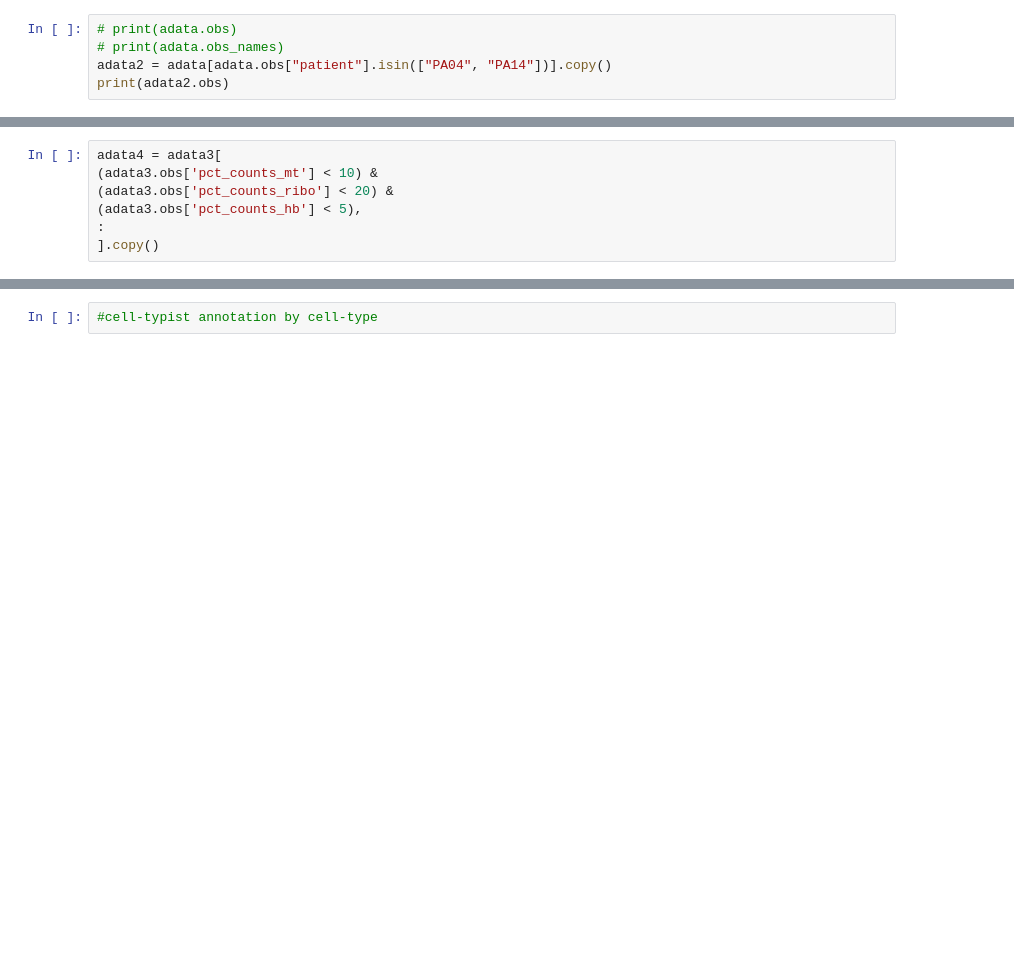
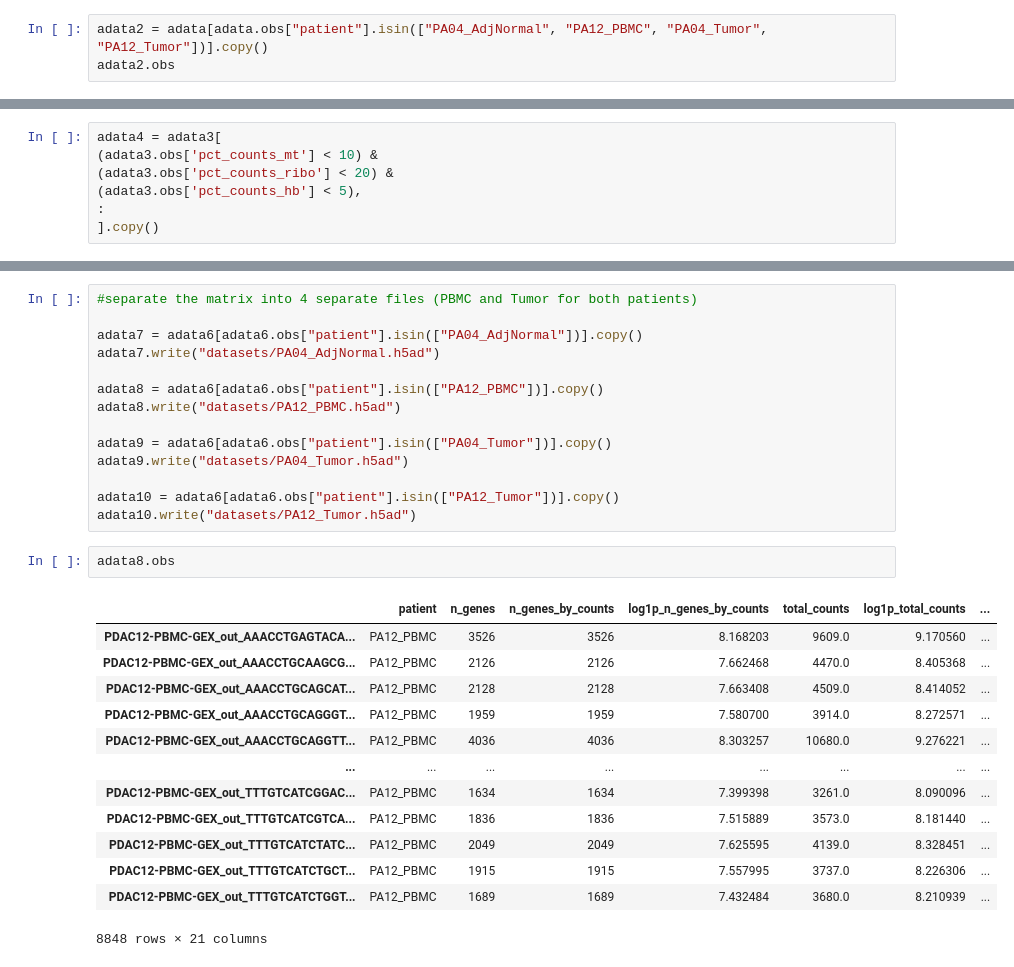
Before and after one commit to adole2008/PDAC-scRNA, a Jupyter notebook: analysis.ipynb, the cells around one changed output, grey strips where cells are left out. Drawn from its saved outputs; the diff is of its cells as text; blank space fills up the shorter version.

```diff
--- a/analysis.ipynb
+++ b/analysis.ipynb
@@ -32,5 +44,3 @@ adata.obs.loc[patient_14_transcripts, "patient"] = "PA14"
 # %%
-# print(adata.obs)
-# print(adata.obs_names)
-adata2 = adata[adata.obs["patient"].isin(["PA04", "PA14"])].copy()
-print(adata2.obs)
+adata2 = adata[adata.obs["patient"].isin(["PA04_AdjNormal", "PA12_PBMC", "PA04_Tumor", "PA12_Tumor"])].copy()
+adata2.obs
@@ -73,2 +137,30 @@ sc.pp.log1p(adata6)
 # %%
-#cell-typist annotation by cell-type
+#separate the matrix into 4 separate files (PBMC and Tumor for both patients)
+
+adata7 = adata6[adata6.obs["patient"].isin(["PA04_AdjNormal"])].copy()
+adata7.write("datasets/PA04_AdjNormal.h5ad")
+
+adata8 = adata6[adata6.obs["patient"].isin(["PA12_PBMC"])].copy()
+adata8.write("datasets/PA12_PBMC.h5ad")
+
+adata9 = adata6[adata6.obs["patient"].isin(["PA04_Tumor"])].copy()
+adata9.write("datasets/PA04_Tumor.h5ad")
+
+adata10 = adata6[adata6.obs["patient"].isin(["PA12_Tumor"])].copy()
+adata10.write("datasets/PA12_Tumor.h5ad")
+# %%
+adata8.obs
+# %% [output]
+|  | patient | n_genes | n_genes_by_counts | log1p_n_genes_by_counts | total_counts | log1p_total_counts | ... |
+| PDAC12-PBMC-GEX_out_AAACCTGAGTACA... | PA12_PBMC | 3526 | 3526 | 8.168203 | 9609.0 | 9.170560 | ... |
+| PDAC12-PBMC-GEX_out_AAACCTGCAAGCG... | PA12_PBMC | 2126 | 2126 | 7.662468 | 4470.0 | 8.405368 | ... |
+| PDAC12-PBMC-GEX_out_AAACCTGCAGCAT... | PA12_PBMC | 2128 | 2128 | 7.663408 | 4509.0 | 8.414052 | ... |
+| PDAC12-PBMC-GEX_out_AAACCTGCAGGGT... | PA12_PBMC | 1959 | 1959 | 7.580700 | 3914.0 | 8.272571 | ... |
+| PDAC12-PBMC-GEX_out_AAACCTGCAGGTT... | PA12_PBMC | 4036 | 4036 | 8.303257 | 10680.0 | 9.276221 | ... |
+| ... | ... | ... | ... | ... | ... | ... | ... |
+| PDAC12-PBMC-GEX_out_TTTGTCATCGGAC... | PA12_PBMC | 1634 | 1634 | 7.399398 | 3261.0 | 8.090096 | ... |
+| PDAC12-PBMC-GEX_out_TTTGTCATCGTCA... | PA12_PBMC | 1836 | 1836 | 7.515889 | 3573.0 | 8.181440 | ... |
+| PDAC12-PBMC-GEX_out_TTTGTCATCTATC... | PA12_PBMC | 2049 | 2049 | 7.625595 | 4139.0 | 8.328451 | ... |
+| PDAC12-PBMC-GEX_out_TTTGTCATCTGCT... | PA12_PBMC | 1915 | 1915 | 7.557995 | 3737.0 | 8.226306 | ... |
+| PDAC12-PBMC-GEX_out_TTTGTCATCTGGT... | PA12_PBMC | 1689 | 1689 | 7.432484 | 3680.0 | 8.210939 | ... |
+8848 rows × 21 columns
```
Also changed, not shown: parts of 8 cells of this notebook, 5 other files.
